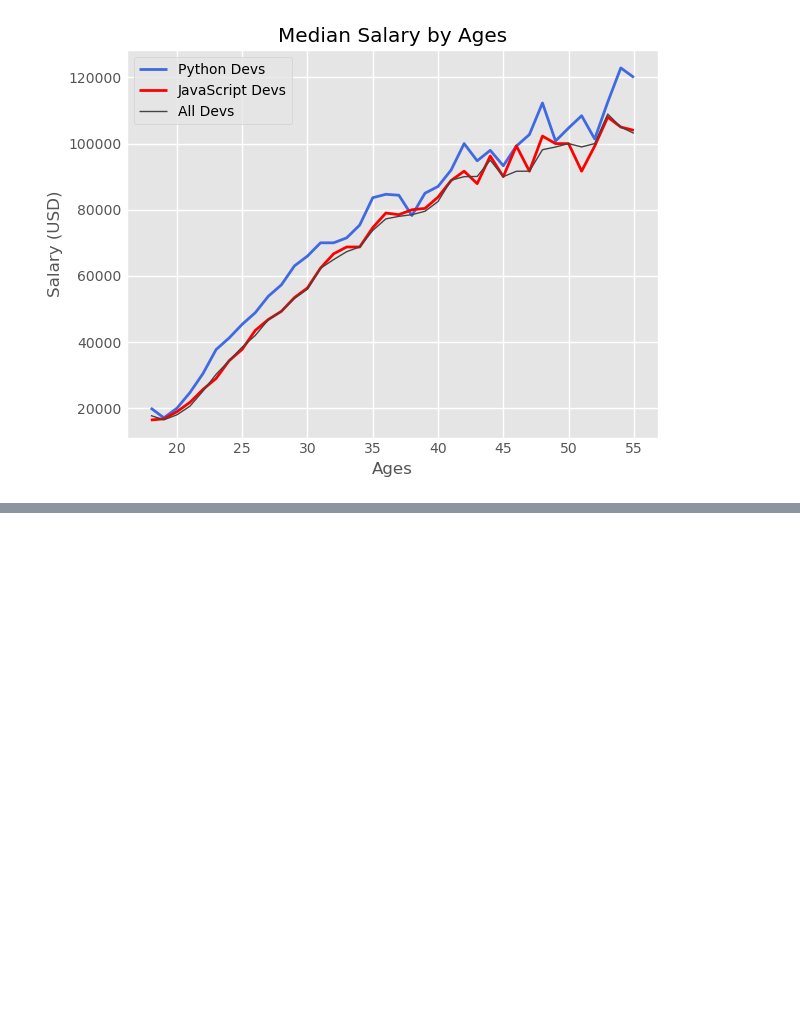
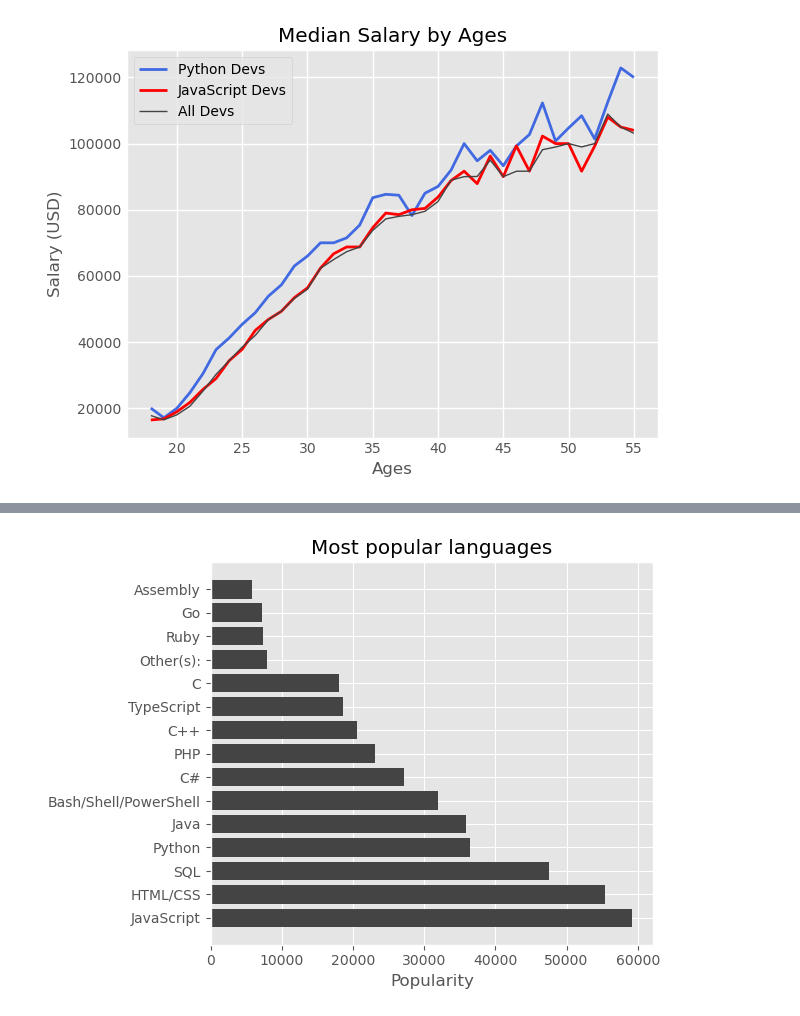
Before and after one commit to Seif-Eldin-Omar/MatplotlibCourse, a Jupyter notebook: CoreyScaferCourse/mpl_demo.ipynb, the cells around one changed output, grey strips where cells are left out. Cells and saved outputs as stored; diff of their text form; code cells hidden in the pictures; blank space fills up the shorter version.

```diff
--- a/CoreyScaferCourse/mpl_demo.ipynb
+++ b/CoreyScaferCourse/mpl_demo.ipynb
@@ -136,0 +223,10 @@ plt.show()
+# %%
+plt.barh(langs, popular, color = '#444444')
+
+plt.title('Most popular languages')
+# plt.ylabel('Languages')
+plt.xlabel('Popularity')
+plt.tight_layout()
+plt.show()
+# %% [output]
+[figure, added]
```
Also changed, not shown: parts of 6 cells of this notebook.
